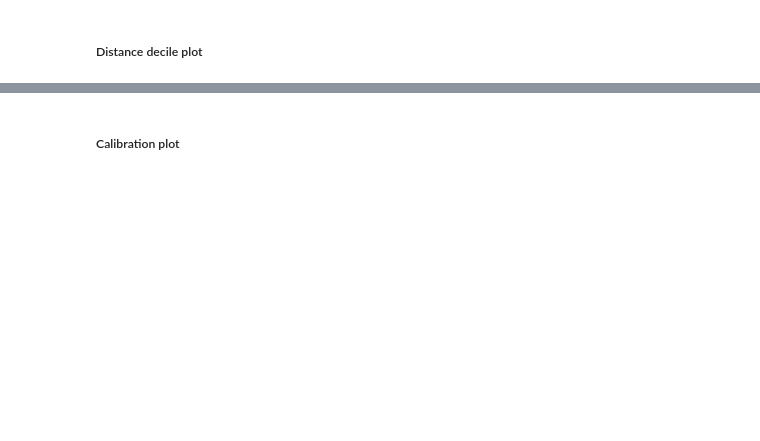
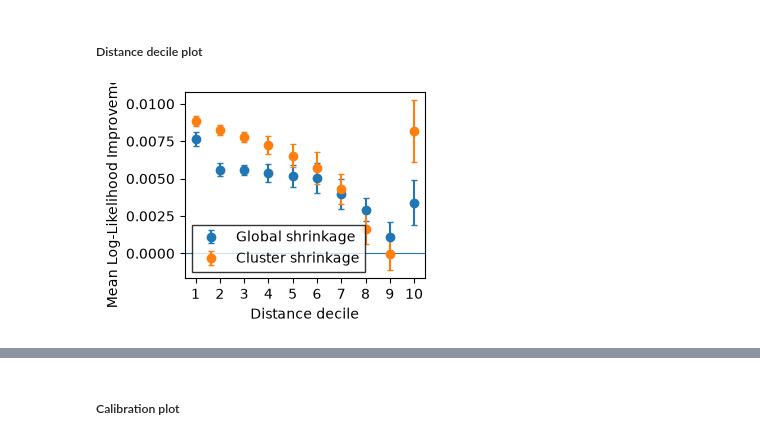
Before and after one commit to adam-broomhead/cybersecurity_thesis, a Jupyter notebook: notebooks/Pipeline_py/203_results_analysis.ipynb, the cells around one changed output, grey strips where cells are left out. Saved outputs shown, nothing was run; the diff lists cells and outputs as text; code cells hidden in the pictures; blank space fills up the shorter version.

```diff
--- a/notebooks/Pipeline_py/203_results_analysis.ipynb
+++ b/notebooks/Pipeline_py/203_results_analysis.ipynb
@@ -112,6 +121,8 @@ plt.show()
 ##### Distance decile plot
 # %%
 distance_decile = l.load_results( ut.results_dir, 'distance_decile')
-fig, ax = m.declile_log_likelihood_plot(decile_results=distance_decile, x_label='Distance decile')
+fig, ax = m.declile_log_likelihood_plot(decile_results=distance_decile, x_label='Distance decile', relative=False)
 # fig.savefig(f'{outputs_dir}/distance_decile.pdf', bbox_inches='tight', pad_inches=0.02)
 plt.show()
+# %% [output]
+[figure, added]
```
Also changed, not shown: parts of 10 cells of this notebook, 5 other files.
